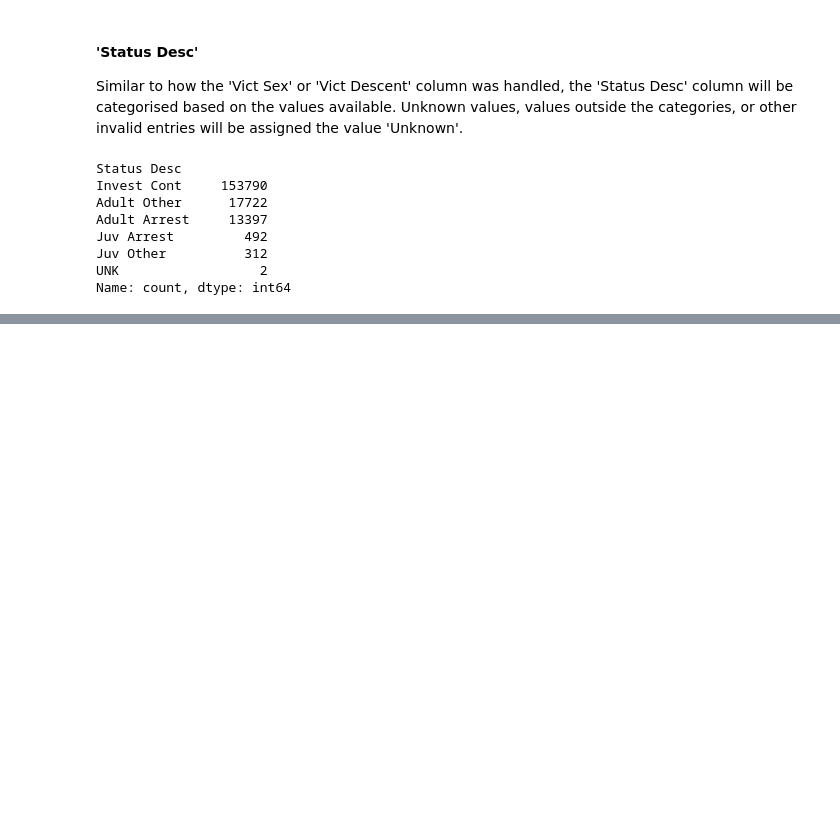
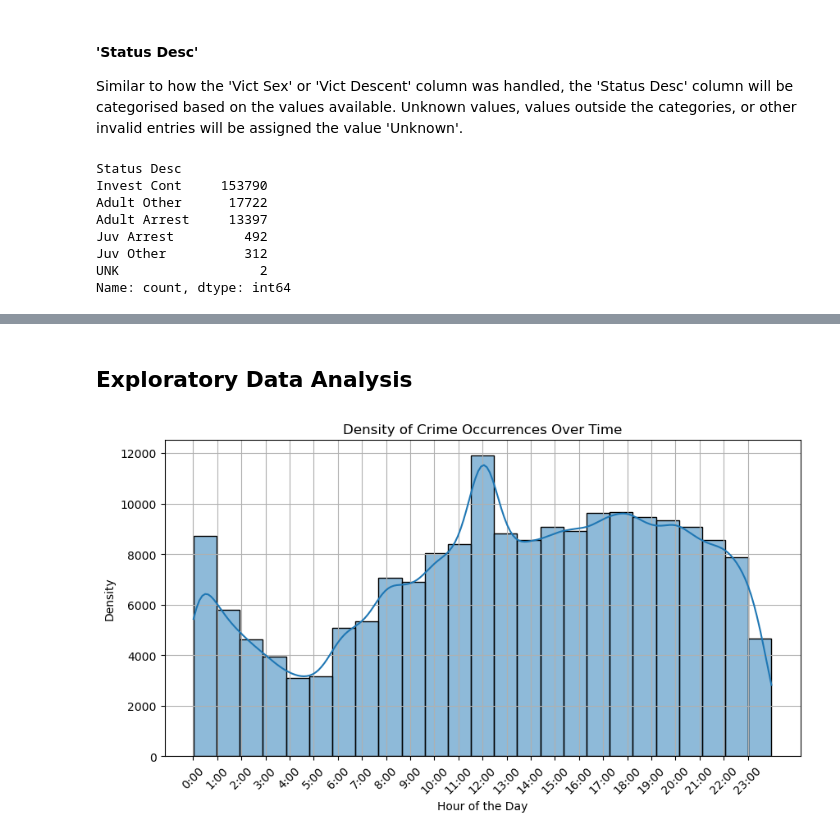
Before and after one commit to jgp-13/LA_Crime, a Jupyter notebook: notebooks/nb1-la_crime-cleaning.ipynb, the cells around one changed output, grey strips where cells are left out. Saved outputs shown, nothing was run; the diff lists cells and outputs as text; code cells hidden in the pictures; blank space fills up the shorter version.

```diff
--- a/notebooks/nb1-la_crime-cleaning.ipynb
+++ b/notebooks/nb1-la_crime-cleaning.ipynb
@@ -472,3 +519,19 @@ victim_ages       NaN        category
 # %%
 cleaned_file = os.path.join(CLEANED_DATA_DIR, 'crimes_cleaned.csv')
 df.to_csv(cleaned_file)
+# %% [markdown]
+## Exploratory Data Analysis
+# %%
+# Plot Density using KDE
+plt.figure(figsize=(10, 5))
+sns.histplot(df['hour'], bins=25,kde=True)
+
+# Formatting
+plt.title("Density of Crime Occurrences Over Time")
+plt.xlabel("Hour of the Day")
+plt.ylabel("Density")
+plt.xticks(range(0, 24), labels=[f"{h}:00" for h in range(24)], rotation=45)
+plt.grid(True)
+plt.show()
+# %% [output]
+[figure, added]
```
Also changed, not shown: parts of 9 cells of this notebook.
